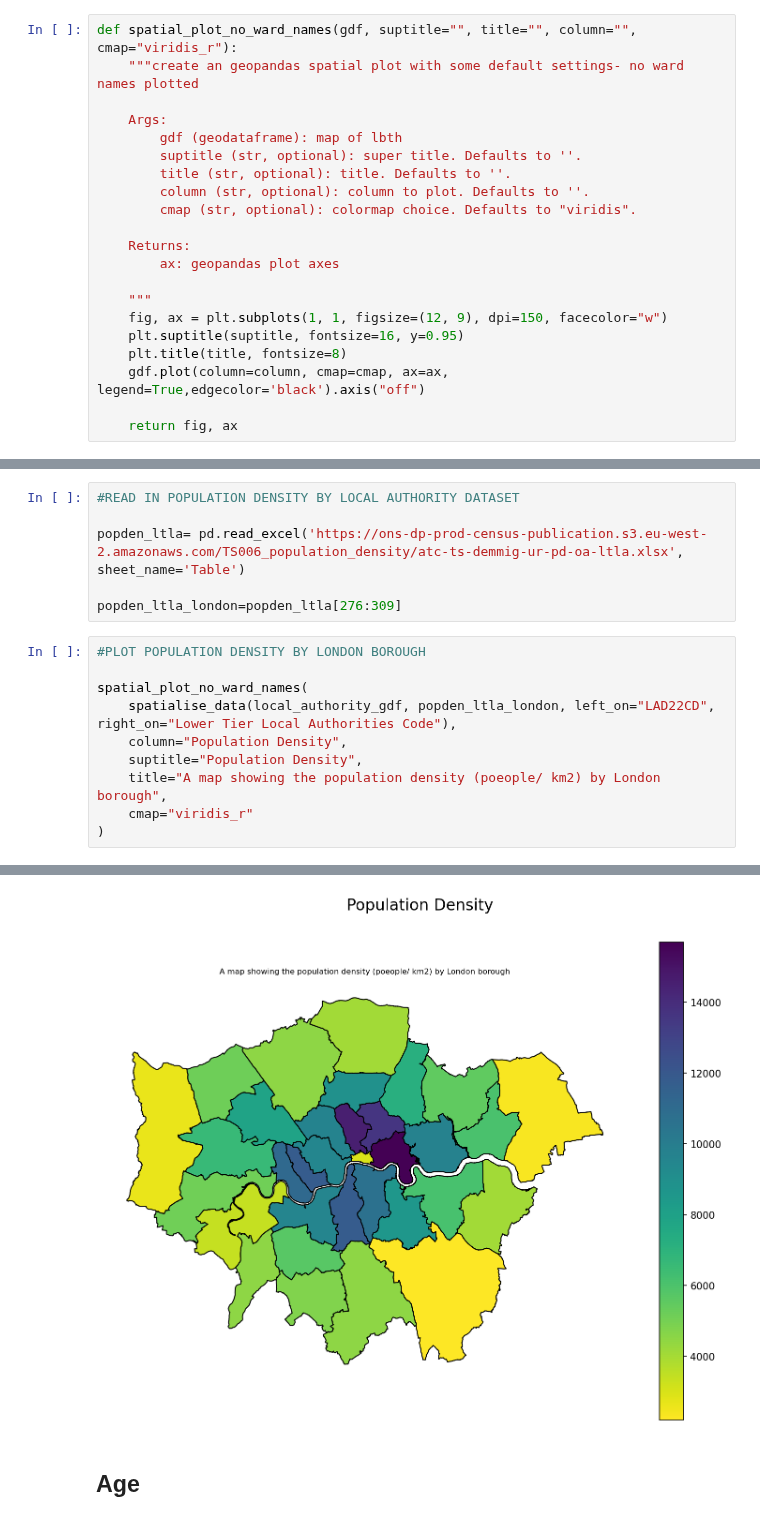
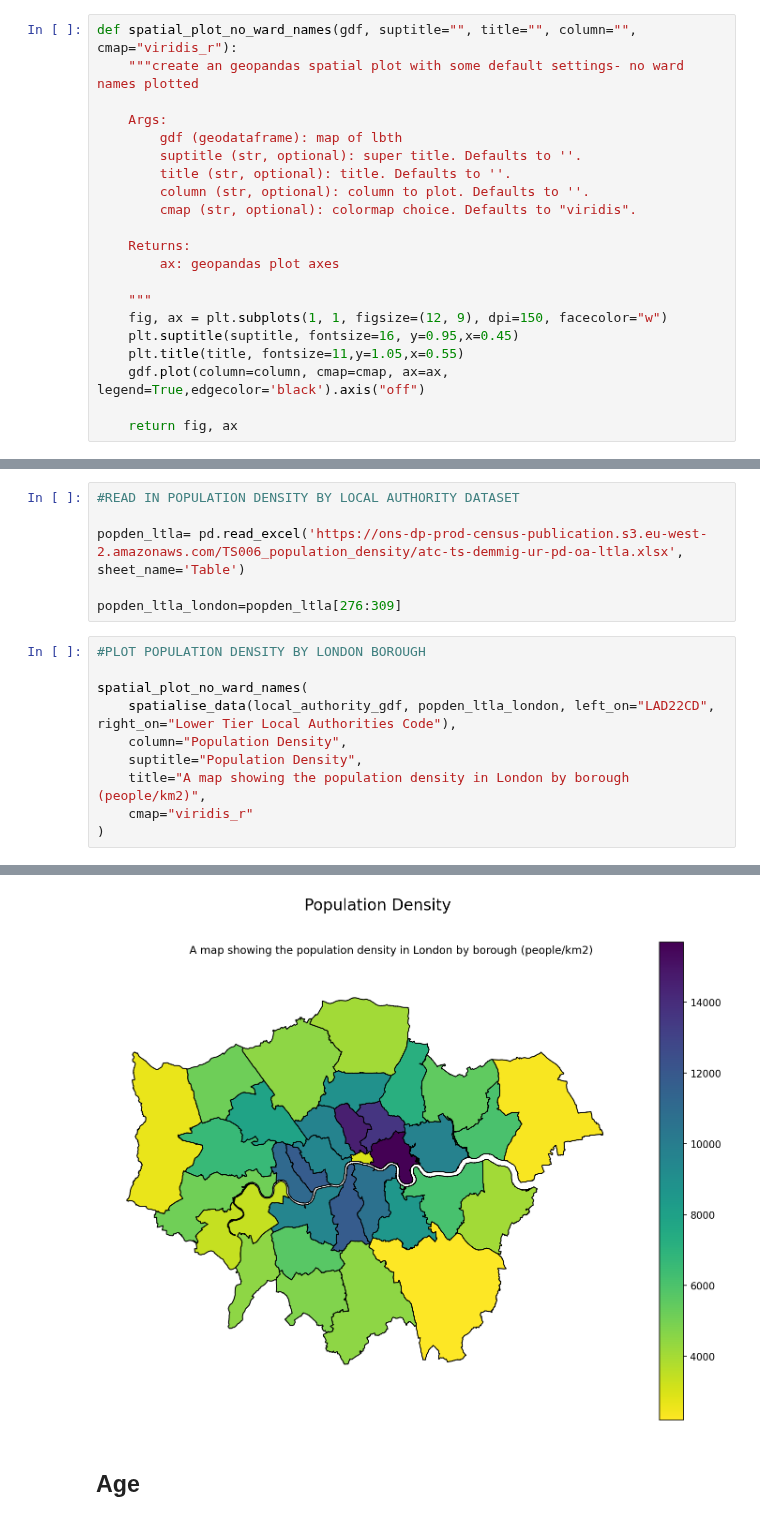
Before and after one commit to data-hamlets/census-data, a Jupyter notebook: notebooks/1.1-jl-census-2021-mapping.ipynb, the cells around one changed output, grey strips where cells are left out. Cells and saved outputs as stored; diff of their text form.

```diff
--- a/notebooks/1.1-jl-census-2021-mapping.ipynb
+++ b/notebooks/1.1-jl-census-2021-mapping.ipynb
@@ -193,8 +193,8 @@ def spatial_plot_no_ward_names(gdf, suptitle="", title="", column="", cmap="viri
 
     """
     fig, ax = plt.subplots(1, 1, figsize=(12, 9), dpi=150, facecolor="w")
-    plt.suptitle(suptitle, fontsize=16, y=0.95)
-    plt.title(title, fontsize=8)
+    plt.suptitle(suptitle, fontsize=16, y=0.95,x=0.45)
+    plt.title(title, fontsize=11,y=1.05,x=0.55)
     gdf.plot(column=column, cmap=cmap, ax=ax, legend=True,edgecolor='black').axis("off")
 
     return fig, ax
@@ -277,7 +277,7 @@ spatial_plot_no_ward_names(
     spatialise_data(local_authority_gdf, popden_ltla_london, left_on="LAD22CD", right_on="Lower Tier Local Authorities Code"),
     column="Population Density",
     suptitle="Population Density",
-    title="A map showing the population density (poeople/ km2) by London borough",
+    title="A map showing the population density in London by borough (people/km2)",
     cmap="viridis_r"
 )
 # %% [output]
@@ -286,4 +286,4 @@ spatial_plot_no_ward_names(
-[figure, old version]
+[figure, new version]
 # %% [markdown]
 Age
 --
```
Also changed, not shown: parts of 9 cells of this notebook.
